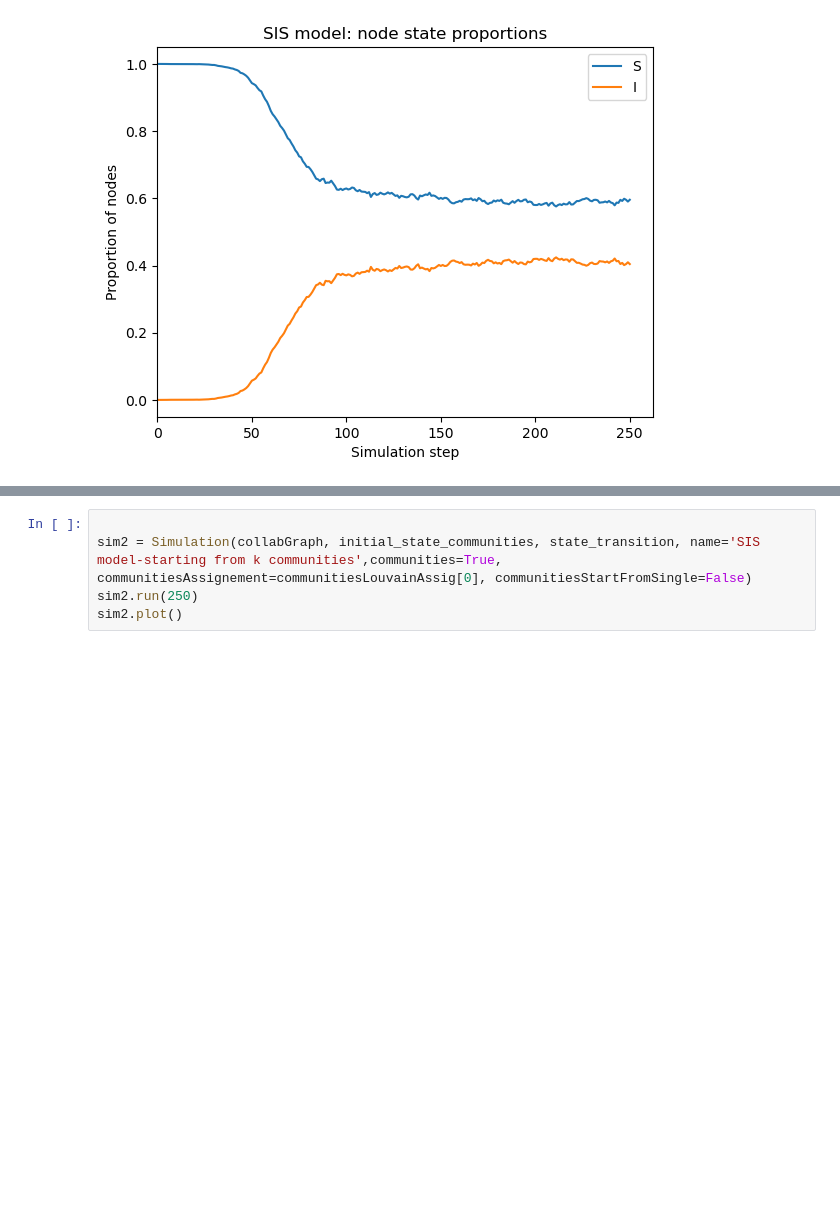
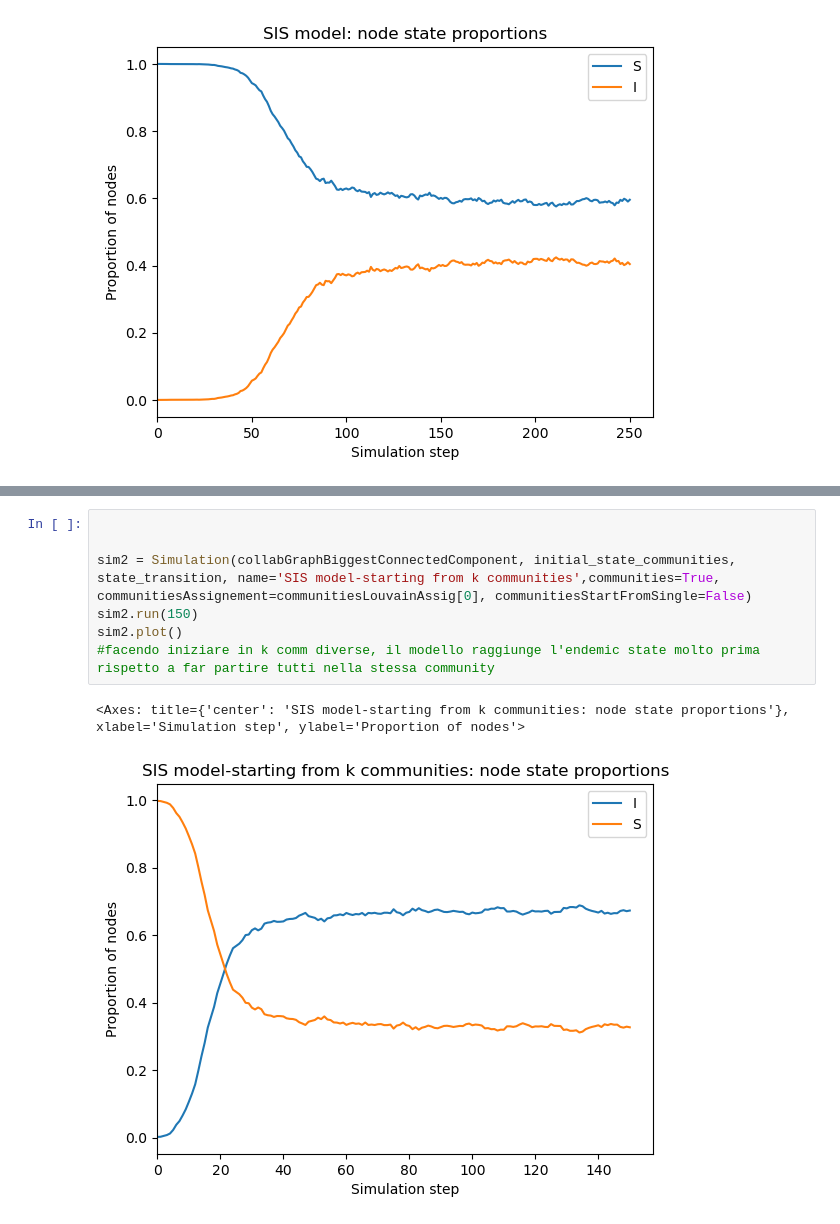
Before and after one commit to marcoSanti/AVRC-lab, a Jupyter notebook: progetto-finale/progetto-santimaria.ipynb, the cells around one changed output, grey strips where cells are left out. Cells and saved outputs as stored; diff of their text form; blank space fills up the shorter version.

```diff
--- a/progetto-finale/progetto-santimaria.ipynb
+++ b/progetto-finale/progetto-santimaria.ipynb
@@ -334,5 +354,10 @@ NameError: name 'communitiesLouvainAssig' is not defined
 # %%
 
-sim2 = Simulation(collabGraph, initial_state_communities, state_transition, name='SIS model-starting from k communities',communities=True,  communitiesAssignement=communitiesLouvainAssig[0], communitiesStartFromSingle=False)
-sim2.run(250)
+
+sim2 = Simulation(collabGraphBiggestConnectedComponent, initial_state_communities, state_transition, name='SIS model-starting from k communities',communities=True,  communitiesAssignement=communitiesLouvainAssig[0], communitiesStartFromSingle=False)
+sim2.run(150)
 sim2.plot()
+#facendo iniziare in k comm diverse, il modello raggiunge l'endemic state molto prima rispetto a far partire tutti nella stessa community
+# %% [output]
+<Axes: title={'center': 'SIS model-starting from k communities: node state proportions'}, xlabel='Simulation step', ylabel='Proportion of nodes'>
+[figure, added]
```
Also changed, not shown: parts of 8 cells of this notebook.
